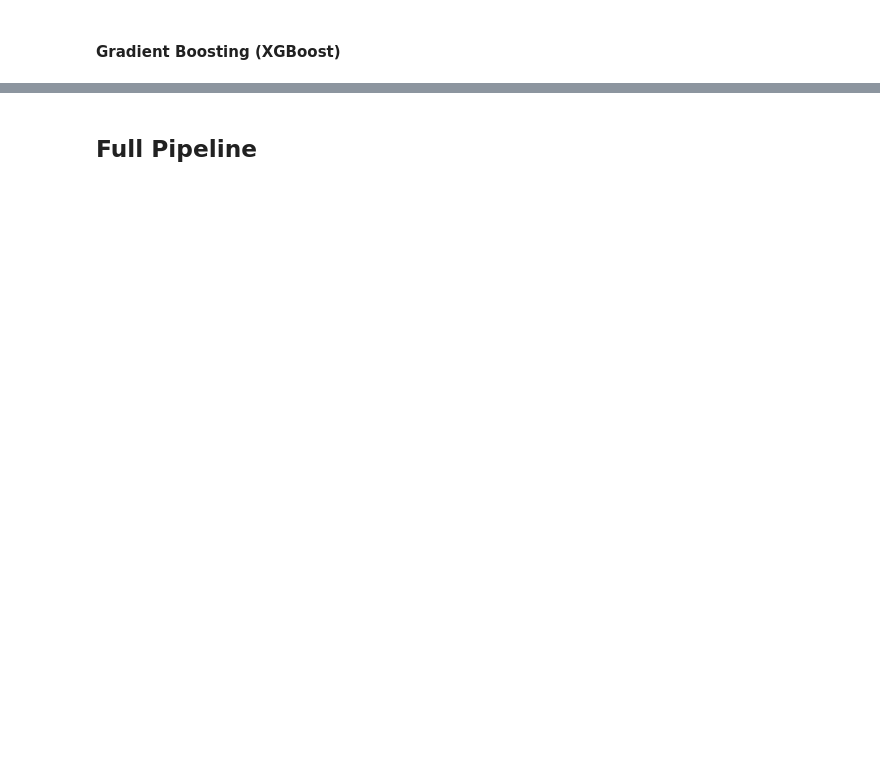
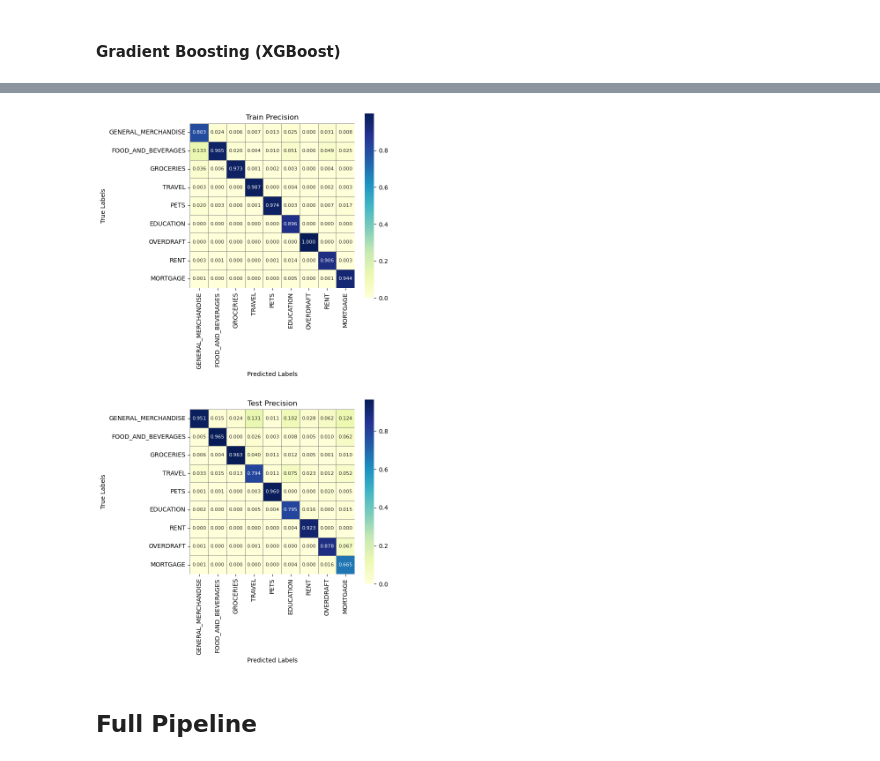
Before and after one commit to danielrmathew/prism-data-credit, a Jupyter notebook: drm_notebook.ipynb, the cells around one changed output, grey strips where cells are left out. Drawn from its saved outputs; the diff is of its cells as text; code cells hidden in the pictures; blank space fills up the shorter version.

```diff
--- a/drm_notebook.ipynb
+++ b/drm_notebook.ipynb
@@ -776,5 +432,0 @@ plt.show()
-# %%
-# 9x9 confusion matrix for accuracy per class, normalized over predictions (sees how often the predictions are correct)
-conf_matrix = confusion_matrix(y_test, log_preds_test, labels=y_test.unique(), normalize='pred')
-classes = y_test.value_counts().sort_values(ascending=False).index
-conf_matrix_df = pd.DataFrame(conf_matrix, index=classes, columns=classes)
@@ -892,0 +499,3 @@ plt.show()
+# %%
+# testing how many tfidf features xgboost can handle
+X_train, y_train, X_test, y_test = train_test_split_features(outflows_with_memo, tfidf_max_features=750)
@@ -893,2 +510,6 @@ plt.show()
+# %%
+make_confusion_matrices(y_train, preds_train_bst, y_test, preds_test_bst)
+# %% [output]
+[figure, added]
 # %% [markdown]
 ## Full Pipeline
```
Also changed, not shown: parts of 99 cells of this notebook.
